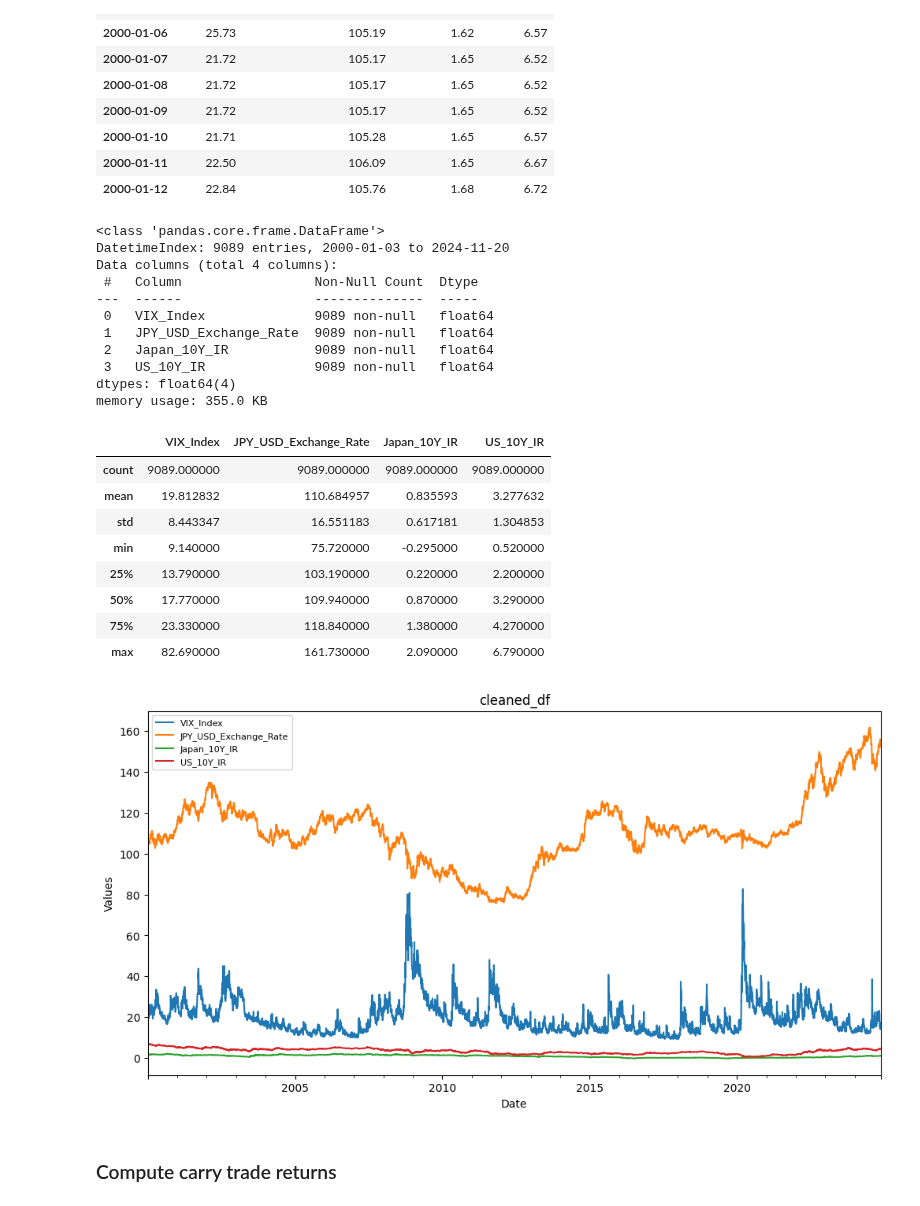
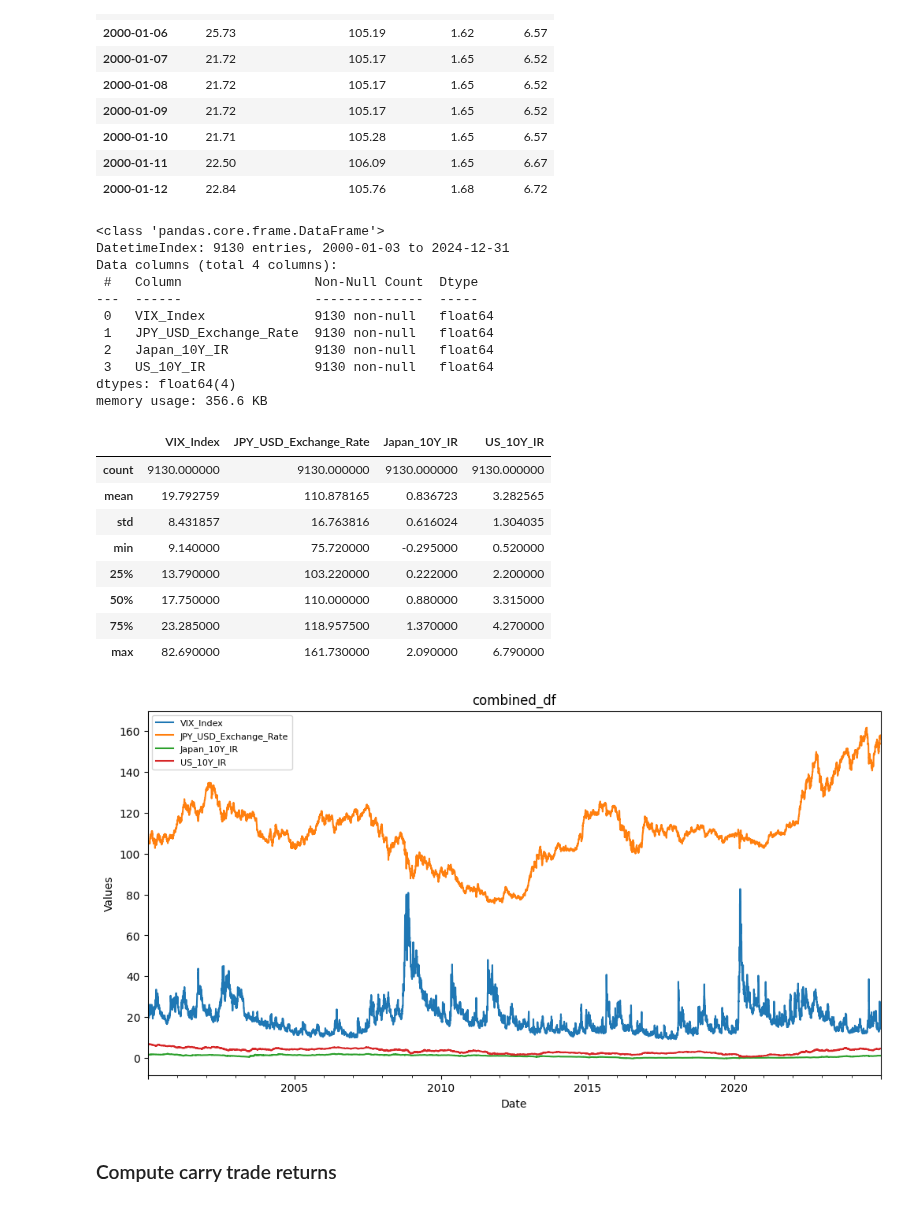
Before and after one commit to alexzheng123/EC331-project, a Jupyter notebook: code/data_cleansing.ipynb, the cells around one changed output. Cells and saved outputs as stored; diff of their text form; code cells hidden in the pictures.

Commit message:
added new data

```diff
--- a/code/data_cleansing.ipynb
+++ b/code/data_cleansing.ipynb
@@ -70,6 +71,6 @@ plt.title("VIX Index");
 # %%
-JPY_exchange_rate_per_USD = wrangle("/Users/alexzheng/Developer/GitHub/Forecasting-Yen-Carry-Trade-Risk-Using-an-LLM/data/Japanese_Yen_to_US_Dollar_Spot_Exchange_Rate.csv",
-                                    "DATE",
+JPY_exchange_rate_per_USD = wrangle("/Users/alexzheng/Developer/GitHub/Forecasting-Yen-Carry-Trade-Risk-Using-an-LLM/data/ER_updated.csv",
+                                    "Date",
                                     "DEXJPUS")
 JPY_exchange_rate_per_USD
 # %% [output]
@@ -96,9 +97,9 @@ plt.title("Japanese Yen to U.S. Dollar Spot Exchange Rate");
 # %% [output]
 [figure]
 # %%
-Japan_IR = wrangle("/Users/alexzheng/Developer/GitHub/Forecasting-Yen-Carry-Trade-Risk-Using-an-LLM/data/Japan_Government_Debt_10_Year.csv",
-                                        "Pricing Date",
-                                        "Japan Government Debt - 10 Year")
+Japan_IR = wrangle("/Users/alexzheng/Developer/GitHub/Forecasting-Yen-Carry-Trade-Risk-Using-an-LLM/data/JP_IR_updated.csv",
+                   "Date",
+                   "Japan Government Debt - 10 Year")
 
 Japan_IR
 # %% [output]
@@ -125,8 +126,8 @@ plt.title("Japan Government Debt Yield - 10 Year");
 # %% [output]
 [figure]
 # %%
-US_IR = wrangle("/Users/alexzheng/Developer/GitHub/Forecasting-Yen-Carry-Trade-Risk-Using-an-LLM/data/Market_Yield_US_Treasury_Securities_10_Year_Constant_Maturity_Investment_Basis.csv",
-                "DATE",
+US_IR = wrangle("/Users/alexzheng/Developer/GitHub/Forecasting-Yen-Carry-Trade-Risk-Using-an-LLM/data/US_IR_updated.csv",
+                "Date",
                 "DGS10")
 US_IR
 # %% [output]
@@ -212,7 +213,6 @@ US_10Y_IR                2867
 dtype: int64
 # %%
-# Forward fill missing values
-cleaned_df = combined_df.ffill()
-cleaned_df.dropna(inplace=True)
+# Drop rows with NaN values
+combined_df.dropna(inplace=True)
 # %%
 # Count NaN values in each column
@@ -239,38 +239,38 @@ cleaned_df.head(10)
 | 2000-01-11 | 22.50 | 106.09 | 1.65 | 6.67 |
 | 2000-01-12 | 22.84 | 105.76 | 1.68 | 6.72 |
 # %%
-cleaned_df.info()
+combined_df.info()
 # %% [output]
 <class 'pandas.core.frame.DataFrame'>
-DatetimeIndex: 9089 entries, 2000-01-03 to 2024-11-20
+DatetimeIndex: 9130 entries, 2000-01-03 to 2024-12-31
 Data columns (total 4 columns):
  #   Column                 Non-Null Count  Dtype
 ---  ------                 --------------  -----
- 0   VIX_Index              9089 non-null   float64
- 1   JPY_USD_Exchange_Rate  9089 non-null   float64
- 2   Japan_10Y_IR           9089 non-null   float64
- 3   US_10Y_IR              9089 non-null   float64
+ 0   VIX_Index              9130 non-null   float64
+ 1   JPY_USD_Exchange_Rate  9130 non-null   float64
+ 2   Japan_10Y_IR           9130 non-null   float64
+ 3   US_10Y_IR              9130 non-null   float64
 dtypes: float64(4)
-memory usage: 355.0 KB
+memory usage: 356.6 KB
 # %%
-cleaned_df.describe()
+combined_df.describe()
 # %% [output]
 |  | VIX_Index | JPY_USD_Exchange_Rate | Japan_10Y_IR | US_10Y_IR |
-| count | 9089.000000 | 9089.000000 | 9089.000000 | 9089.000000 |
-| mean | 19.812832 | 110.684957 | 0.835593 | 3.277632 |
-| std | 8.443347 | 16.551183 | 0.617181 | 1.304853 |
+| count | 9130.000000 | 9130.000000 | 9130.000000 | 9130.000000 |
+| mean | 19.792759 | 110.878165 | 0.836723 | 3.282565 |
+| std | 8.431857 | 16.763816 | 0.616024 | 1.304035 |
 | min | 9.140000 | 75.720000 | -0.295000 | 0.520000 |
-| 25% | 13.790000 | 103.190000 | 0.220000 | 2.200000 |
-| 50% | 17.770000 | 109.940000 | 0.870000 | 3.290000 |
-| 75% | 23.330000 | 118.840000 | 1.380000 | 4.270000 |
+| 25% | 13.790000 | 103.220000 | 0.222000 | 2.200000 |
+| 50% | 17.750000 | 110.000000 | 0.880000 | 3.315000 |
+| 75% | 23.285000 | 118.957500 | 1.370000 | 4.270000 |
 | max | 82.690000 | 161.730000 | 2.090000 | 6.790000 |
 # %%
-cleaned_df.plot(figsize=(12, 6), title="cleaned_df")
+combined_df.plot(figsize=(12, 6), title="combined_df")
 plt.xlabel('Date')
 plt.ylabel('Values')
 plt.legend(loc='upper left', prop={'size': 8});
 # %% [output]
-[figure, old version]
+[figure, new version]
 # %% [markdown]
 ### Compute carry trade returns
 # %%
```
Also changed, not shown: parts of 22 cells of this notebook, 19 other files.
